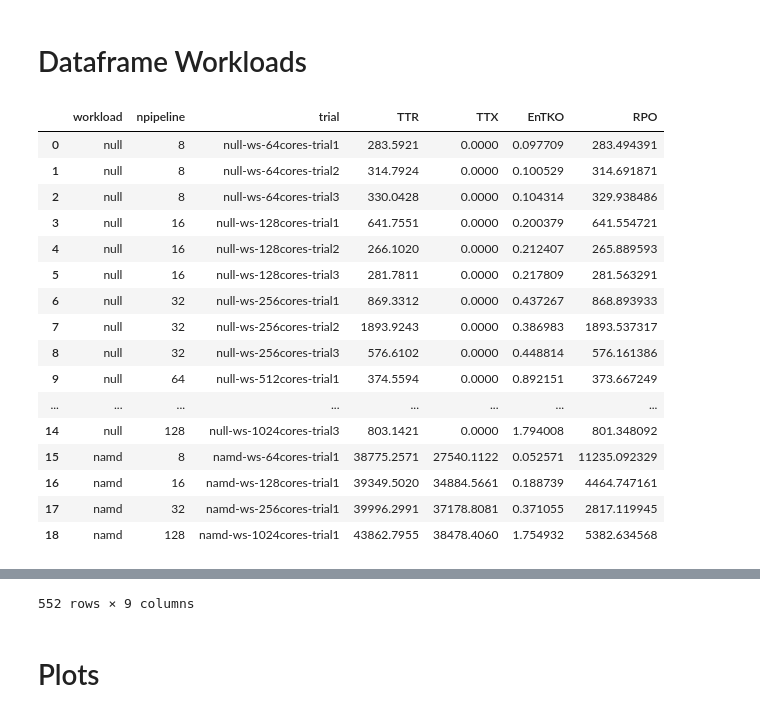
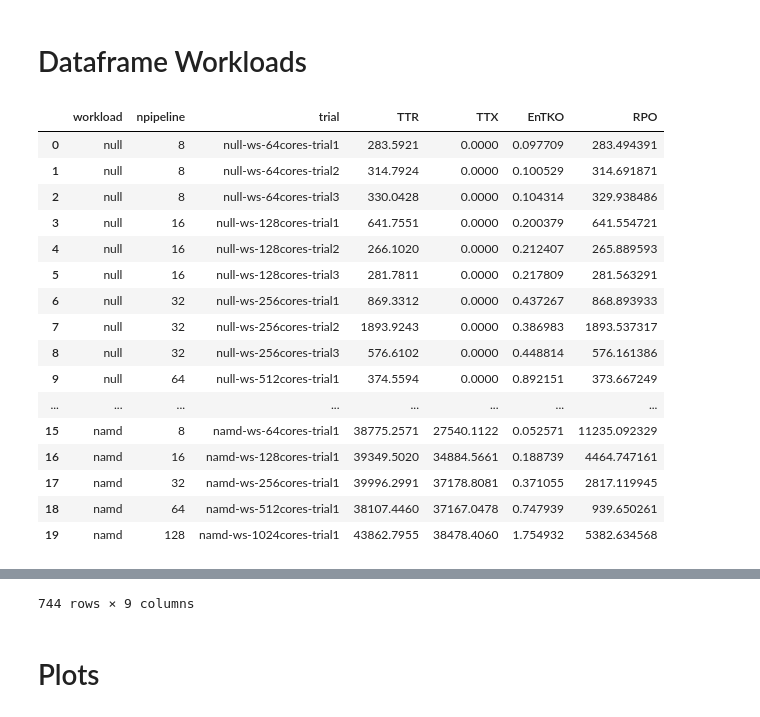
Before and after one commit to radical-experiments/htbac-experiments, a Jupyter notebook: plotter_paper.ipynb, the cells around one changed output, grey strips where cells are left out. Drawn from its saved outputs; the diff is of its cells as text; code cells hidden in the pictures.

```diff
--- a/plotter_paper.ipynb
+++ b/plotter_paper.ipynb
@@ -154,8 +154,6 @@ for wname in workloads.keys():
             if wname == 'null':
                 t_ttx = 0.0
             else:
-                if core == 512:
-                    continue
                 # extract RP Tx timestamps and NAMD Tx duration
                 rp_txs = extract_rp_tx(sid)
                 namd_txs = extract_namd_tx(sid, pname)
@@ -181,38 +179,38 @@ for wname in workloads.keys():
             t_path = trial_path(wname, core, trial)
             entk_csv = t_path+'enmd_pat_overhead.csv'
             t_entko = extract_entk_overhead(pd.read_csv(entk_csv, header=0, sep=',', skipinitialspace=True))
 
             # trial's RPO
             t_rpo = (t_ttr - t_ttx) - t_entko
 
             # store values to workload DataFrame
             df_workloads = df_workloads.append([{'workload' : wname,
                                                  'npipeline': t_pipeline,
                                                  'trial'    : t_name,
                                                  'TTR'      : t_ttr,
                                                  'TTX'      : t_ttx,
                                                  'EnTKO'    : t_entko,
                                                  'RPO'      : t_rpo}], ignore_index=True)
 display(df_workloads)
 display(df_tasks)
 # %% [output]
 |  | workload | npipeline | trial | TTR | TTX | EnTKO | RPO |
 | 0 | null | 8 | null-ws-64cores-trial1 | 283.5921 | 0.0000 | 0.097709 | 283.494391 |
 | 1 | null | 8 | null-ws-64cores-trial2 | 314.7924 | 0.0000 | 0.100529 | 314.691871 |
 | 2 | null | 8 | null-ws-64cores-trial3 | 330.0428 | 0.0000 | 0.104314 | 329.938486 |
 | 3 | null | 16 | null-ws-128cores-trial1 | 641.7551 | 0.0000 | 0.200379 | 641.554721 |
 | 4 | null | 16 | null-ws-128cores-trial2 | 266.1020 | 0.0000 | 0.212407 | 265.889593 |
 | 5 | null | 16 | null-ws-128cores-trial3 | 281.7811 | 0.0000 | 0.217809 | 281.563291 |
 | 6 | null | 32 | null-ws-256cores-trial1 | 869.3312 | 0.0000 | 0.437267 | 868.893933 |
 | 7 | null | 32 | null-ws-256cores-trial2 | 1893.9243 | 0.0000 | 0.386983 | 1893.537317 |
 | 8 | null | 32 | null-ws-256cores-trial3 | 576.6102 | 0.0000 | 0.448814 | 576.161386 |
 | 9 | null | 64 | null-ws-512cores-trial1 | 374.5594 | 0.0000 | 0.892151 | 373.667249 |
 | ... | ... | ... | ... | ... | ... | ... | ... |
-| 14 | null | 128 | null-ws-1024cores-trial3 | 803.1421 | 0.0000 | 1.794008 | 801.348092 |
 | 15 | namd | 8 | namd-ws-64cores-trial1 | 38775.2571 | 27540.1122 | 0.052571 | 11235.092329 |
 | 16 | namd | 16 | namd-ws-128cores-trial1 | 39349.5020 | 34884.5661 | 0.188739 | 4464.747161 |
 | 17 | namd | 32 | namd-ws-256cores-trial1 | 39996.2991 | 37178.8081 | 0.371055 | 2817.119945 |
-| 18 | namd | 128 | namd-ws-1024cores-trial1 | 43862.7955 | 38478.4060 | 1.754932 | 5382.634568 |
+| 18 | namd | 64 | namd-ws-512cores-trial1 | 38107.4460 | 37167.0478 | 0.747939 | 939.650261 |
+| 19 | namd | 128 | namd-ws-1024cores-trial1 | 43862.7955 | 38478.4060 | 1.754932 | 5382.634568 |
 |  | Stage | StagingOutput | StartExecuting | StopExecutingNAMD | TxNAMD | TxRP | npipeline | trial | ... |
 | 0 | stage_4 | 5330.8240 | 3965.9478 | 4521.9478 | 556.000 | 1364.8762 | 128 | namd-ws-1024cores-trial1 | ... |
 | 1 | stage_4 | 5985.9365 | 4050.9809 | 4605.4809 | 554.500 | 1934.9556 | 128 | namd-ws-1024cores-trial1 | ... |
@@ -233,4 +231,4 @@ display(df_tasks)
-552 rows × 9 columns
+744 rows × 9 columns
 # %%
 # Drop ourlier at 32. Clearly off-scale, it probably measured
 # an execution error.
```
Also changed, not shown: parts of 2 cells of this notebook, 2 other files.
